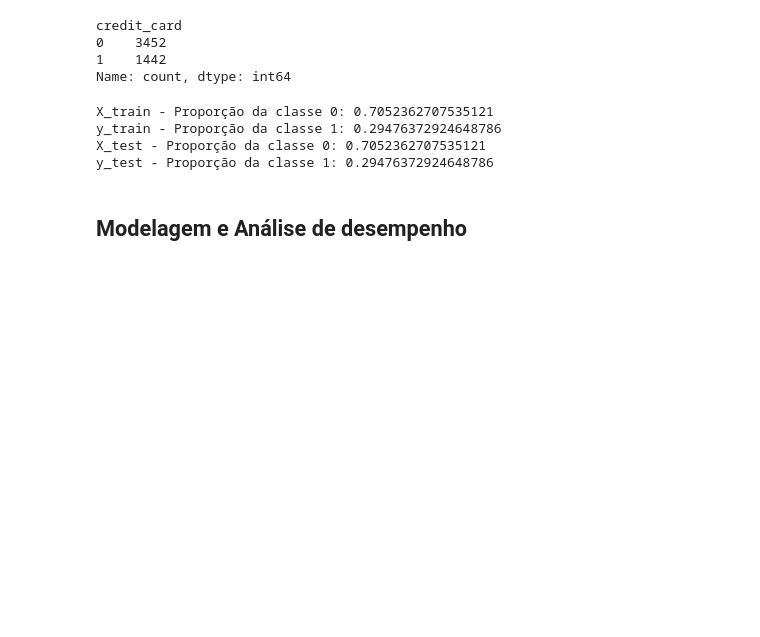
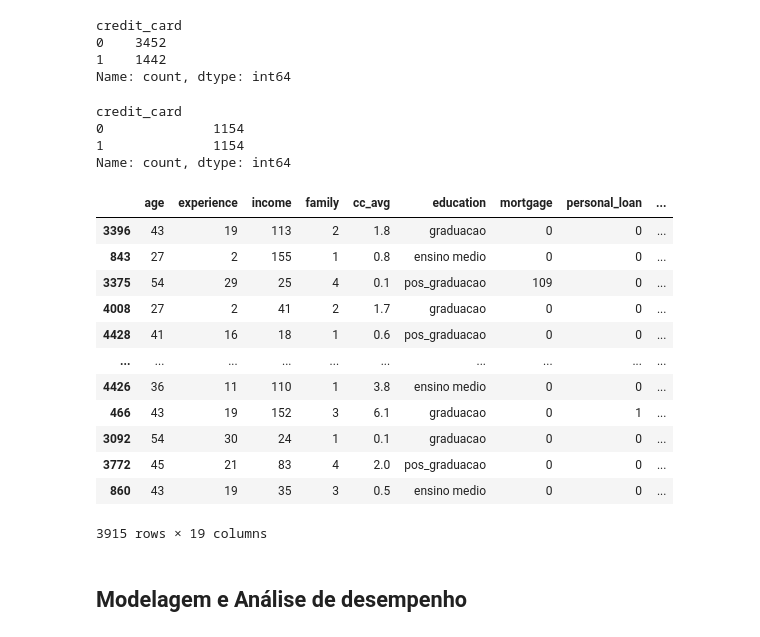
Before and after one commit to ju4nv1e1r4/credit-approval, a Jupyter notebook: src/notebooks/nb_experimento_final.ipynb, the cells around one changed output. Cells and saved outputs as stored; diff of their text form; code cells hidden in the pictures; blank space fills up the shorter version.

```diff
--- a/src/notebooks/nb_experimento_final.ipynb
+++ b/src/notebooks/nb_experimento_final.ipynb
@@ -340,12 +349,2 @@ y = df['credit_card']
 # %%
 X_train, X_test, y_train, y_test = train_test_split(X, y, test_size=0.2, random_state=42)
-# %%
-print(f'X_train - Proporção da classe 0: {y_train.value_counts(normalize=True)[0]}')
-print(f'y_train - Proporção da classe 1: {y_train.value_counts(normalize=True)[1]}')
-print(f'X_test - Proporção da classe 0: {y_train.value_counts(normalize=True)[0]}')
-print(f'y_test - Proporção da classe 1: {y_train.value_counts(normalize=True)[1]}')
-# %% [output]
-X_train - Proporção da classe 0: 0.7052362707535121
-y_train - Proporção da classe 1: 0.29476372924648786
-X_test - Proporção da classe 0: 0.7052362707535121
-y_test - Proporção da classe 1: 0.29476372924648786
@@ -352,2 +355,9 @@ y_test - Proporção da classe 1: 0.29476372924648786
+# %%
+y_res.value_counts()
+# %% [output]
+credit_card
+0              1154
+1              1154
+Name: count, dtype: int64
 # %%
 numerical_features = ['age', 'experience', 'income', 'family', 'cc_avg', 'mortgage']
@@ -360,6 +370,22 @@ preprocessor = ColumnTransformer(transformers = [
     ('num', numerical_transformer, numerical_features),
     ('cat', categorical_transformer, categorical_features)
 ])
+# %%
+X_train
+# %% [output]
+|  | age | experience | income | family | cc_avg | education | mortgage | personal_loan | ... |
+| 3396 | 43 | 19 | 113 | 2 | 1.8 | graduacao | 0 | 0 | ... |
+| 843 | 27 | 2 | 155 | 1 | 0.8 | ensino medio | 0 | 0 | ... |
+| 3375 | 54 | 29 | 25 | 4 | 0.1 | pos_graduacao | 109 | 0 | ... |
+| 4008 | 27 | 2 | 41 | 2 | 1.7 | graduacao | 0 | 0 | ... |
+| 4428 | 41 | 16 | 18 | 1 | 0.6 | pos_graduacao | 0 | 0 | ... |
+| ... | ... | ... | ... | ... | ... | ... | ... | ... | ... |
+| 4426 | 36 | 11 | 110 | 1 | 3.8 | ensino medio | 0 | 0 | ... |
+| 466 | 43 | 19 | 152 | 3 | 6.1 | graduacao | 0 | 1 | ... |
+| 3092 | 54 | 30 | 24 | 1 | 0.1 | graduacao | 0 | 0 | ... |
+| 3772 | 45 | 21 | 83 | 4 | 2.0 | pos_graduacao | 0 | 0 | ... |
+| 860 | 43 | 19 | 35 | 3 | 0.5 | ensino medio | 0 | 0 | ... |
+3915 rows × 19 columns
 # %%
 X_train = preprocessor.fit_transform(X_train)
 X_test = preprocessor.transform(X_test)
```
Also changed, not shown: parts of 15 cells of this notebook.
